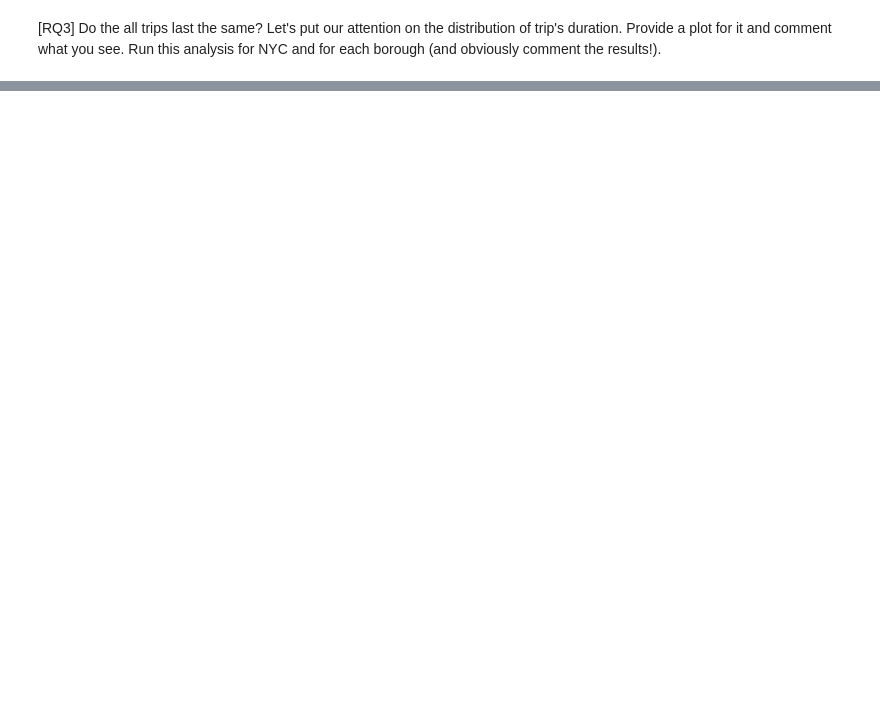
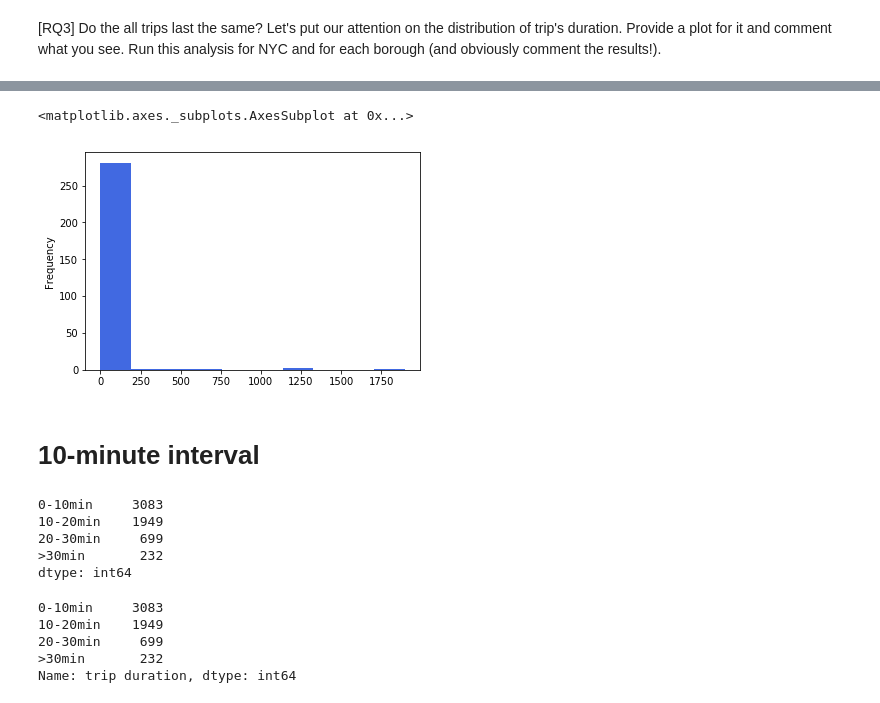
Before and after one commit to dusicastepic/ADMSecondHomework, a Jupyter notebook: RQ3.ipynb, the cells around one changed output, grey strips where cells are left out. Cells and saved outputs as stored; diff of their text form; code cells hidden in the pictures; blank space fills up the shorter version.

```diff
--- a/RQ3.ipynb
+++ b/RQ3.ipynb
@@ -123,0 +86,8 @@ for bor in borough_lst:
+# %%
+f = plt.figure()
+trip_duration_by_5minutes.plot(kind='hist',color='royalblue',density=False)
+# %% [output]
+<matplotlib.axes._subplots.AxesSubplot at 0x...>
+[figure, added]
+# %% [markdown]
+# 10-minute interval
@@ -123,0 +105,17 @@ for bor in borough_lst:
+# %%
+trip_duration_bins=trip_duration.groupby(trip_duration.apply(make_bins)).count()
+trip_duration_bins
+# %% [output]
+0-10min     3083
+10-20min    1949
+20-30min     699
+>30min       232
+dtype: int64
+# %%
+trip_duration_bins.rename('trip duration')
+# %% [output]
+0-10min     3083
+10-20min    1949
+20-30min     699
+>30min       232
+Name: trip duration, dtype: int64
```
Also changed, not shown: parts of 40 cells of this notebook.
